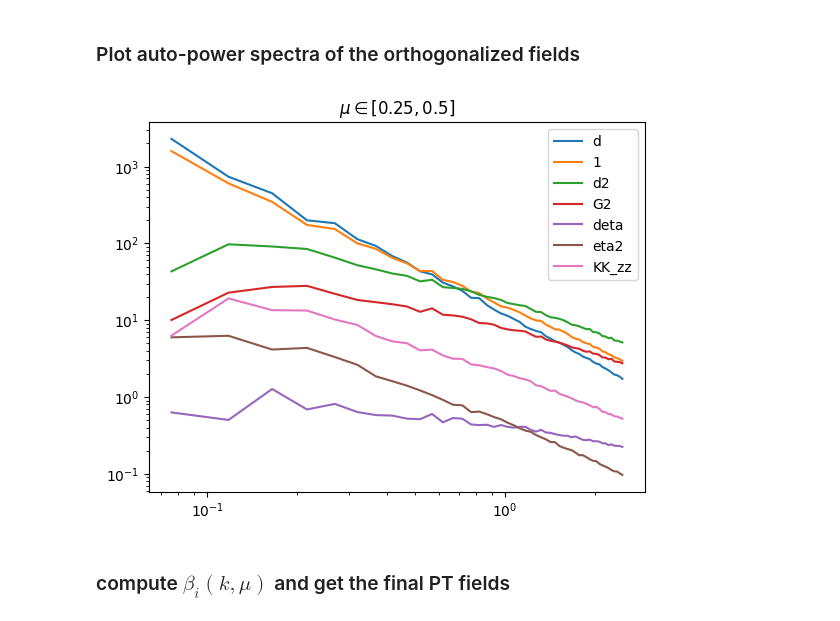
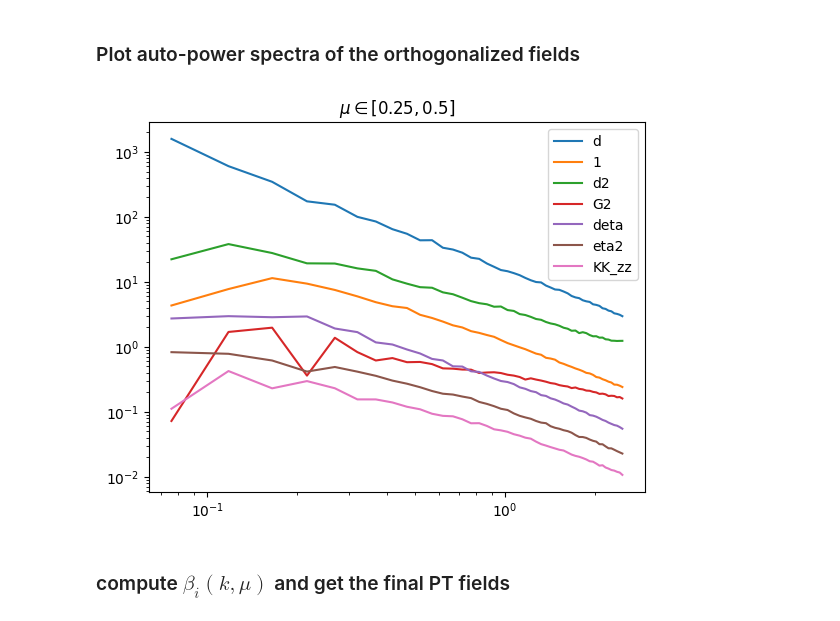
Before and after one commit to kazakitsu/PT-field-modeling, a Jupyter notebook: example/sherwood_test.ipynb, the cells around one changed output. Drawn from its saved outputs; the diff is of its cells as text; code cells hidden in the pictures.

```diff
--- a/example/sherwood_test.ipynb
+++ b/example/sherwood_test.ipynb
@@ -162,19 +162,19 @@ plt.xscale('log')
 # %%
 i_mu = 1
 mu = idx_to_mu[i_mu]
 
-k_arr, pks_auto_ortho, Nmodes = PT_field.compute_pks_2d(shifted_fields, mu_edges, measure_pk=measure_pk_E)
+k_arr, pks_auto_ortho, Nmodes = PT_field.compute_pks_2d(orthogonalized_fields, mu_edges, measure_pk=measure_pk_E)
 
 for i_field in range(len(orthogonalized_fields)):
     field = idx_to_ortho_fields[i_field]
     plt.plot(k_arr, pks_auto_ortho[i_field,:,i_mu], label=f'{field}')
 
 plt.title(mu)
 plt.legend()
 plt.xscale('log')
 plt.yscale('log')
 # %% [output]
-[figure, old version]
+[figure, new version]
 # %% [markdown]
 ### compute $\beta_i(k, \mu)$ and get the final PT fields
 # %%
```
Also changed, not shown: parts of 5 cells of this notebook.
